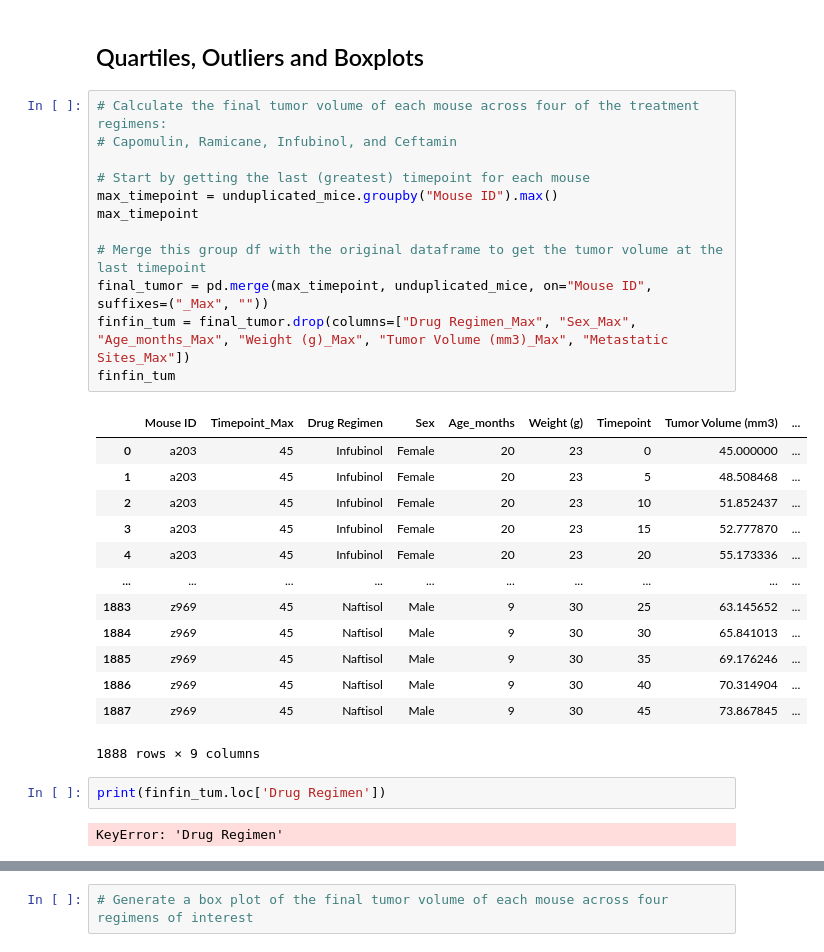
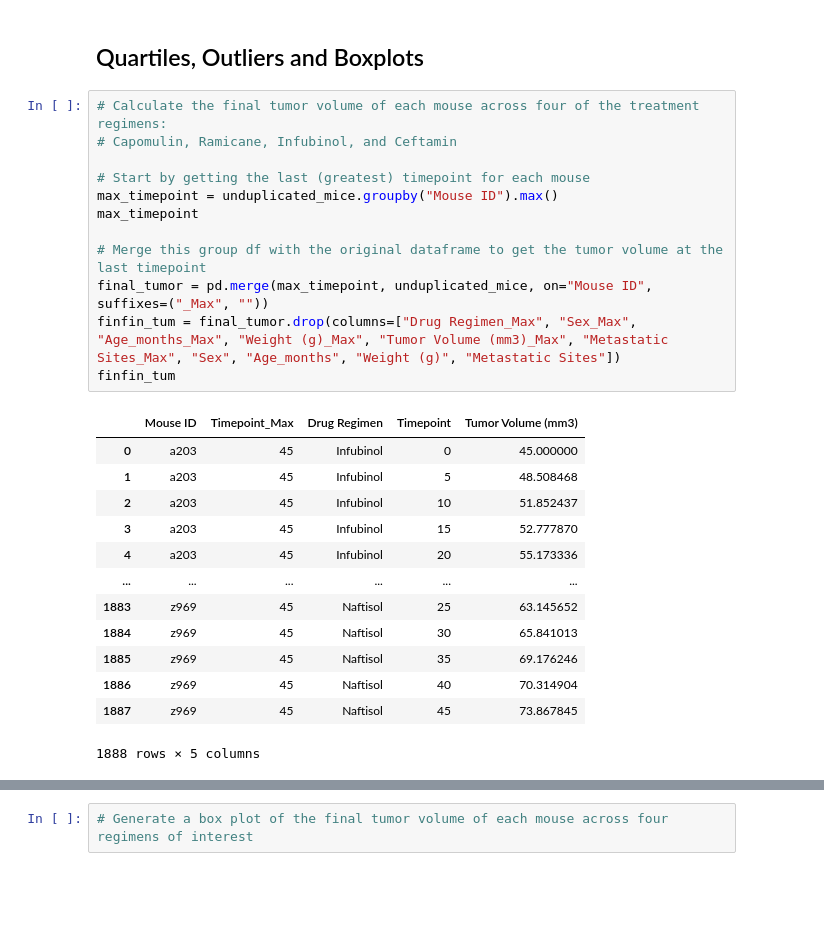
Before and after one commit to kflores56/Pharmaceutical-Analysis, a Jupyter notebook: Pymaceuticals/pymaceuticals_starter.ipynb, the cells around one changed output, grey strips where cells are left out. Saved outputs shown, nothing was run; the diff lists cells and outputs as text; blank space fills up the shorter version.

```diff
--- a/Pymaceuticals/pymaceuticals_starter.ipynb
+++ b/Pymaceuticals/pymaceuticals_starter.ipynb
@@ -238,32 +238,28 @@ plt.show()
 # %%
 # Calculate the final tumor volume of each mouse across four of the treatment regimens:
 # Capomulin, Ramicane, Infubinol, and Ceftamin
 
 # Start by getting the last (greatest) timepoint for each mouse
 max_timepoint = unduplicated_mice.groupby("Mouse ID").max()
 max_timepoint
 
 # Merge this group df with the original dataframe to get the tumor volume at the last timepoint
 final_tumor = pd.merge(max_timepoint, unduplicated_mice, on="Mouse ID", suffixes=("_Max", ""))
-finfin_tum = final_tumor.drop(columns=["Drug Regimen_Max", "Sex_Max", "Age_months_Max", "Weight (g)_Max", "Tumor Volume (mm3)_Max", "Metastatic Sites_Max"])
+finfin_tum = final_tumor.drop(columns=["Drug Regimen_Max", "Sex_Max", "Age_months_Max", "Weight (g)_Max", "Tumor Volume (mm3)_Max", "Metastatic Sites_Max", "Sex", "Age_months", "Weight (g)", "Metastatic Sites"])
 finfin_tum
 # %% [output]
-|  | Mouse ID | Timepoint_Max | Drug Regimen | Sex | Age_months | Weight (g) | Timepoint | Tumor Volume (mm3) | ... |
-| 0 | a203 | 45 | Infubinol | Female | 20 | 23 | 0 | 45.000000 | ... |
-| 1 | a203 | 45 | Infubinol | Female | 20 | 23 | 5 | 48.508468 | ... |
-| 2 | a203 | 45 | Infubinol | Female | 20 | 23 | 10 | 51.852437 | ... |
-| 3 | a203 | 45 | Infubinol | Female | 20 | 23 | 15 | 52.777870 | ... |
-| 4 | a203 | 45 | Infubinol | Female | 20 | 23 | 20 | 55.173336 | ... |
-| ... | ... | ... | ... | ... | ... | ... | ... | ... | ... |
-| 1883 | z969 | 45 | Naftisol | Male | 9 | 30 | 25 | 63.145652 | ... |
-| 1884 | z969 | 45 | Naftisol | Male | 9 | 30 | 30 | 65.841013 | ... |
-| 1885 | z969 | 45 | Naftisol | Male | 9 | 30 | 35 | 69.176246 | ... |
-| 1886 | z969 | 45 | Naftisol | Male | 9 | 30 | 40 | 70.314904 | ... |
-| 1887 | z969 | 45 | Naftisol | Male | 9 | 30 | 45 | 73.867845 | ... |
+|  | Mouse ID | Timepoint_Max | Drug Regimen | Timepoint | Tumor Volume (mm3) |
+| 0 | a203 | 45 | Infubinol | 0 | 45.000000 |
+| 1 | a203 | 45 | Infubinol | 5 | 48.508468 |
+| 2 | a203 | 45 | Infubinol | 10 | 51.852437 |
+| 3 | a203 | 45 | Infubinol | 15 | 52.777870 |
+| 4 | a203 | 45 | Infubinol | 20 | 55.173336 |
+| ... | ... | ... | ... | ... | ... |
+| 1883 | z969 | 45 | Naftisol | 25 | 63.145652 |
+| 1884 | z969 | 45 | Naftisol | 30 | 65.841013 |
+| 1885 | z969 | 45 | Naftisol | 35 | 69.176246 |
+| 1886 | z969 | 45 | Naftisol | 40 | 70.314904 |
+| 1887 | z969 | 45 | Naftisol | 45 | 73.867845 |
-1888 rows × 9 columns
+1888 rows × 5 columns
-# %%
-print(finfin_tum.loc['Drug Regimen'])
-# %% [output]
-KeyError: 'Drug Regimen'
 # %%
 # Put treatments into a list for for loop (and later for plot labels)
```
Also changed, not shown: parts of 6 cells of this notebook.
